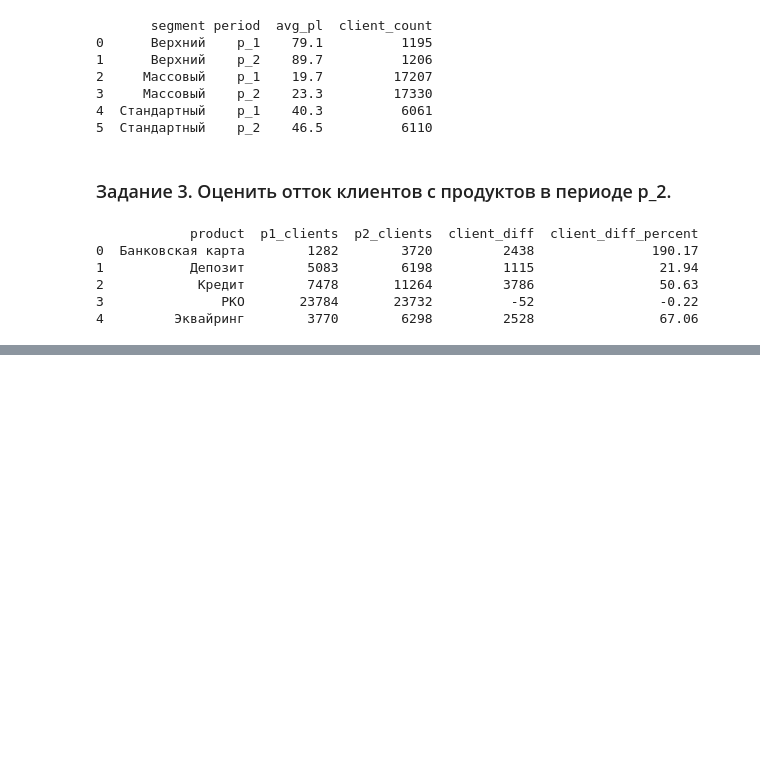
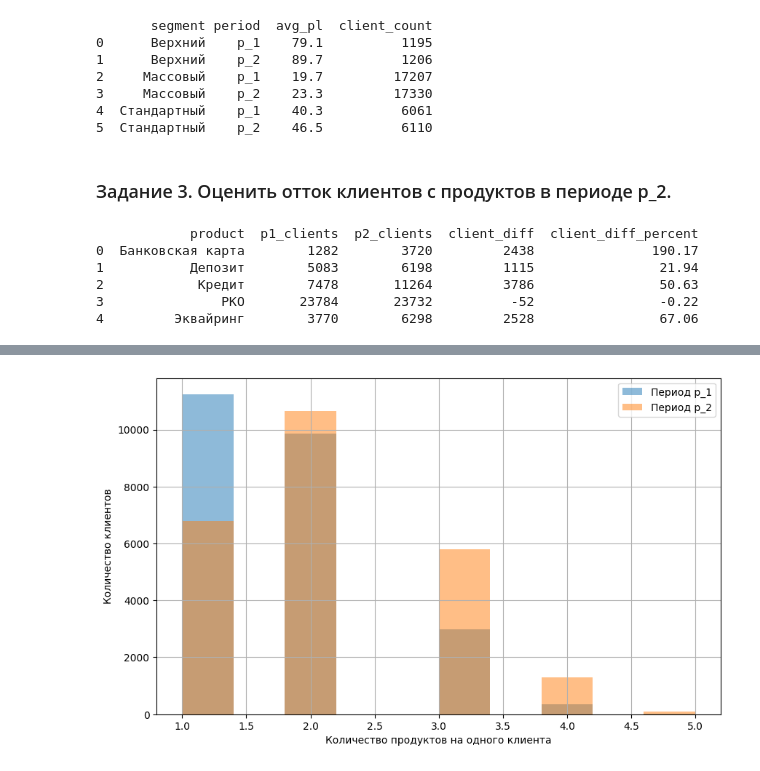
Before and after one commit to ADMukhametzianov/VTB, a Jupyter notebook: vtb_test.ipynb, the cells around one changed output, grey strips where cells are left out. Saved outputs shown, nothing was run; the diff lists cells and outputs as text; code cells hidden in the pictures; blank space fills up the shorter version.

```diff
--- a/vtb_test.ipynb
+++ b/vtb_test.ipynb
@@ -188,0 +235,15 @@ con.close()
+# %%
+fig, ax = plt.subplots(figsize=(10, 6))
+
+df1.products_p1.hist(bins=10, alpha=0.5, label='Период p_1', ax=ax)
+
+df2.products_p2.hist(bins=10, alpha=0.5, label='Период p_2', ax=ax)
+
+ax.set_xlabel('Количество продуктов на одного клиента')
+ax.set_ylabel('Количество клиентов')
+
+ax.legend()
+
+plt.show()
+# %% [output]
+[figure, added]
```
Also changed, not shown: parts of 12 cells of this notebook.
